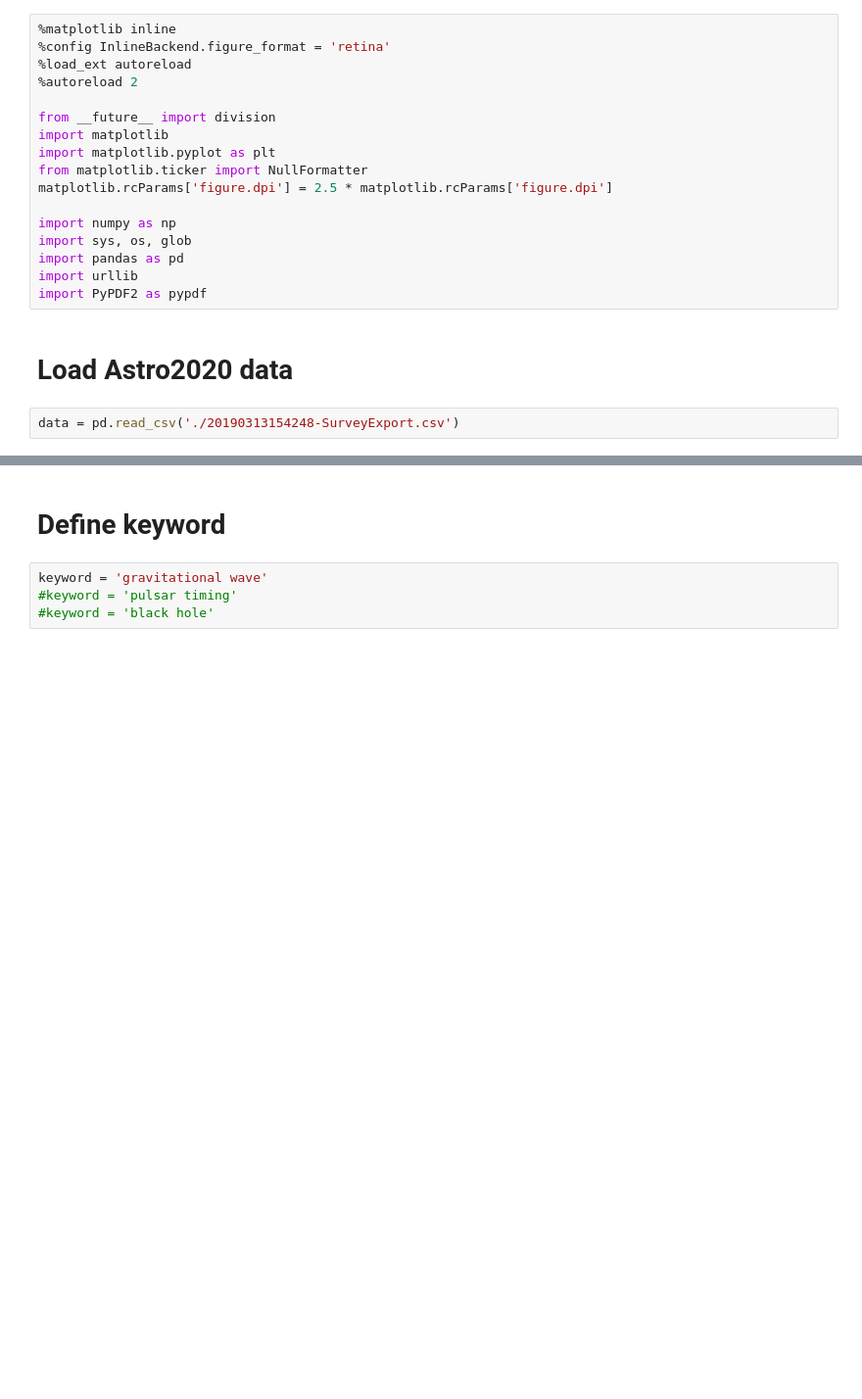
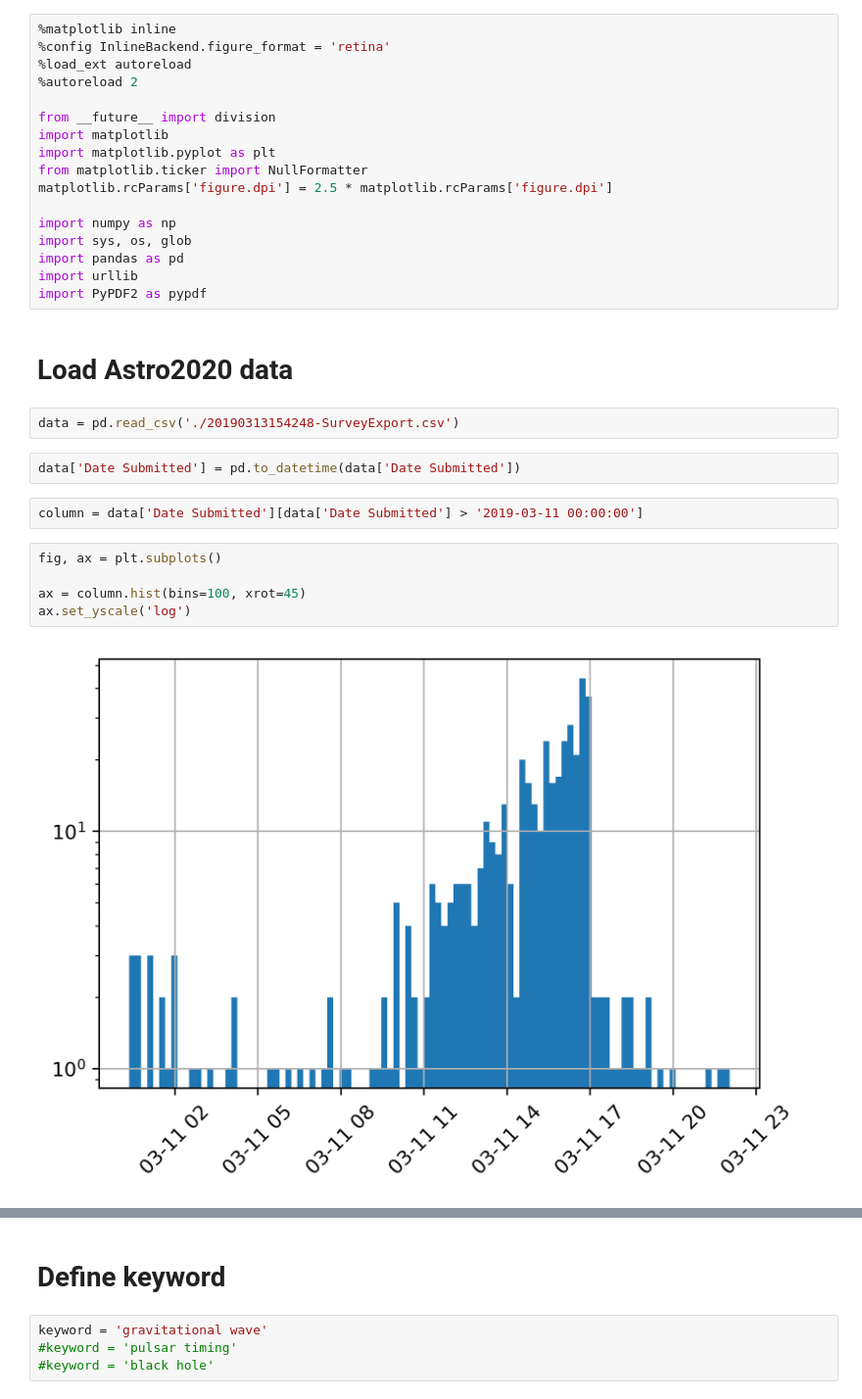
Before and after one commit to LBJ-Wade/astro2020-code, a Jupyter notebook: astro2020.ipynb, the cells around one changed output, grey strips where cells are left out. Shown: that part at 98% size. Cells and saved outputs as stored; diff of their text form; blank space fills up the shorter version.

Commit message:
adding a submit-time plot

```diff
--- a/astro2020.ipynb
+++ b/astro2020.ipynb
@@ -19,3 +19,14 @@ import PyPDF2 as pypdf
 # Load Astro2020 data
 # %%
 data = pd.read_csv('./20190313154248-SurveyExport.csv')
+# %%
+data['Date Submitted'] = pd.to_datetime(data['Date Submitted'])
+# %%
+column = data['Date Submitted'][data['Date Submitted'] > '2019-03-11 00:00:00']
+# %%
+fig, ax = plt.subplots()
+
+ax = column.hist(bins=100, xrot=45)
+ax.set_yscale('log')
+# %% [output]
+[figure, added]
```
Also changed, not shown: parts of 1 cell of this notebook.
